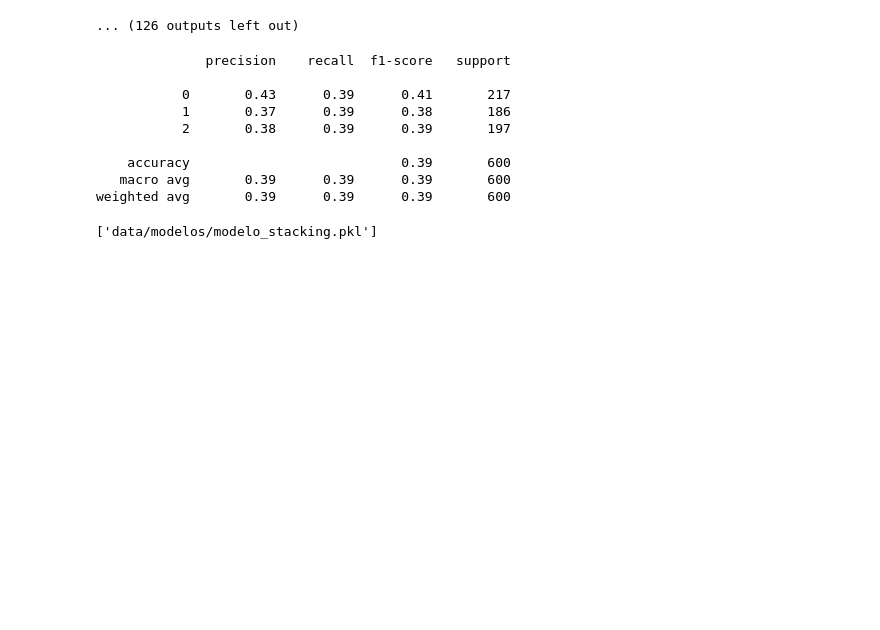
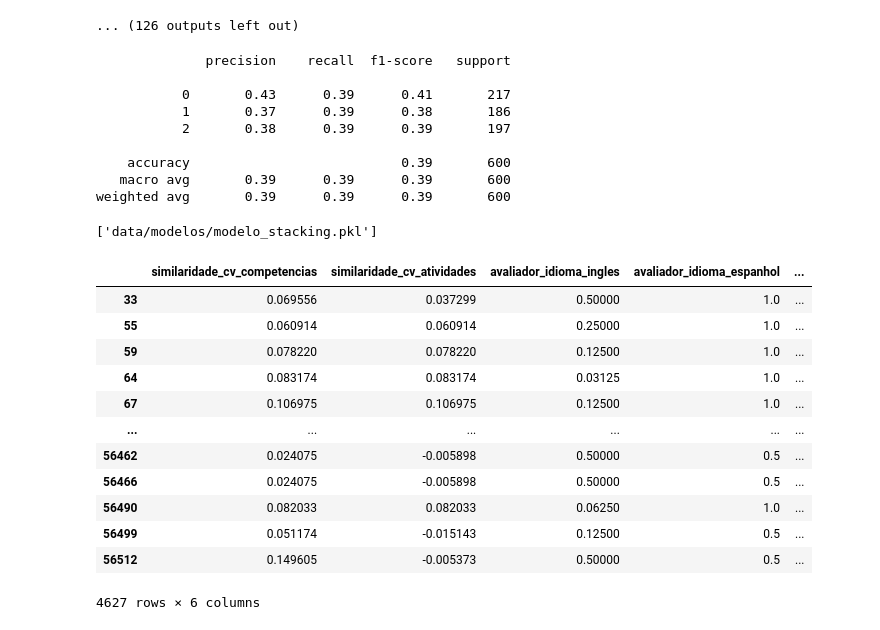
Before and after one commit to ThomSZK/app_5, a Jupyter notebook: modelo.ipynb, the cells around one changed output. Saved outputs shown, nothing was run; the diff lists cells and outputs as text; code cells hidden in the pictures; blank space fills up the shorter version.

```diff
--- a/modelo.ipynb
+++ b/modelo.ipynb
@@ -354,3 +354,19 @@ grid_search_rf
 joblib.dump(grid_search_rf, 'data/modelos/modelo_stacking.pkl')
 # %% [output]
 ['data/modelos/modelo_stacking.pkl']
+# %%
+data.loc[data['situacao_candidado_avaliador'] == 'alto']
+# %% [output]
+|  | similaridade_cv_competencias | similaridade_cv_atividades | avaliador_idioma_ingles | avaliador_idioma_espanhol | ... |
+| 33 | 0.069556 | 0.037299 | 0.50000 | 1.0 | ... |
+| 55 | 0.060914 | 0.060914 | 0.25000 | 1.0 | ... |
+| 59 | 0.078220 | 0.078220 | 0.12500 | 1.0 | ... |
+| 64 | 0.083174 | 0.083174 | 0.03125 | 1.0 | ... |
+| 67 | 0.106975 | 0.106975 | 0.12500 | 1.0 | ... |
+| ... | ... | ... | ... | ... | ... |
+| 56462 | 0.024075 | -0.005898 | 0.50000 | 0.5 | ... |
+| 56466 | 0.024075 | -0.005898 | 0.50000 | 0.5 | ... |
+| 56490 | 0.082033 | 0.082033 | 0.06250 | 1.0 | ... |
+| 56499 | 0.051174 | -0.015143 | 0.12500 | 0.5 | ... |
+| 56512 | 0.149605 | -0.005373 | 0.50000 | 0.5 | ... |
+4627 rows × 6 columns
```
Also changed, not shown: parts of 1 cell of this notebook, 11 other files.
